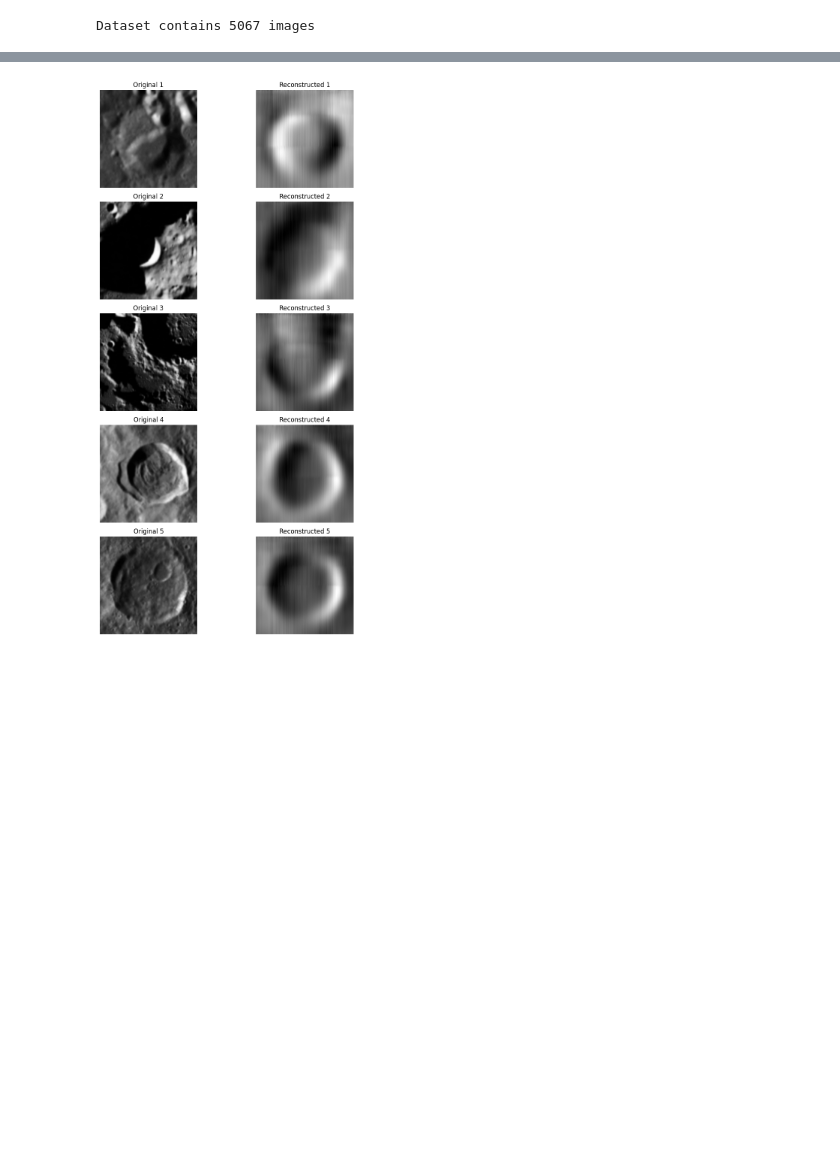
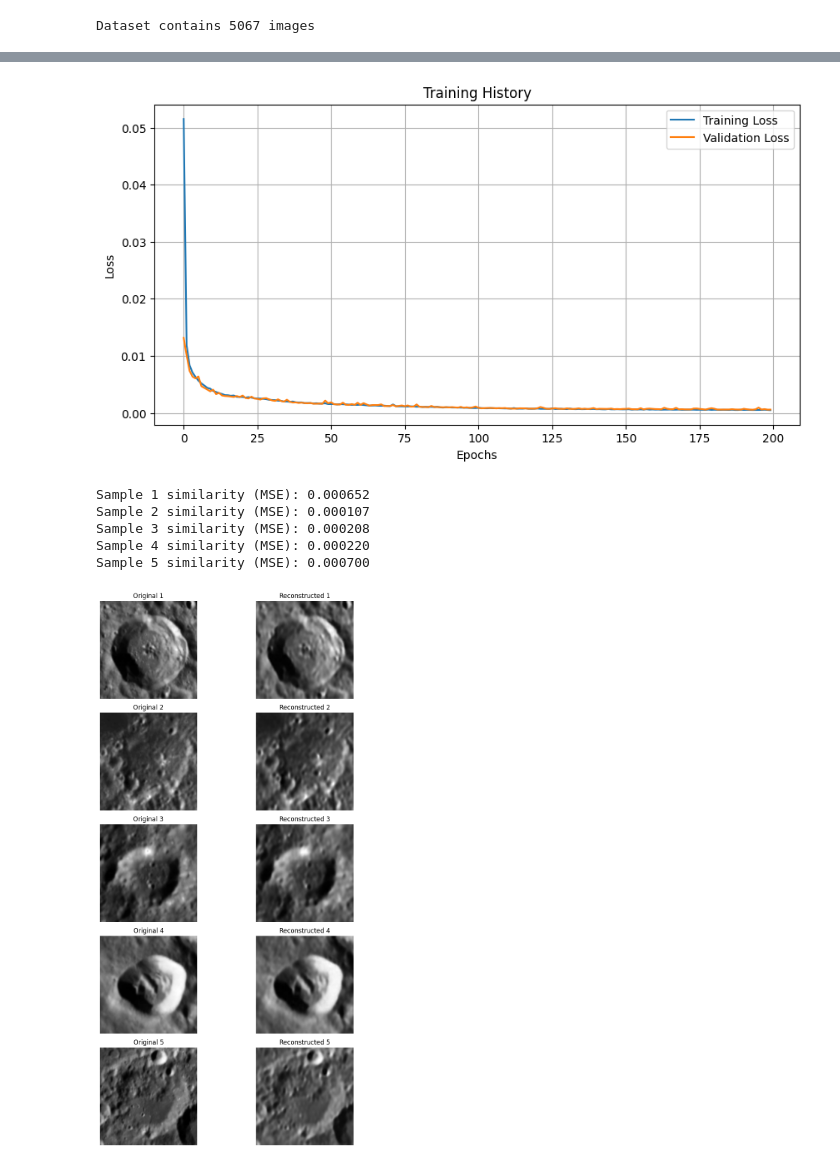
Before and after one commit to bartektempka/LSTM-OD, a Jupyter notebook: lstm_image.ipynb, the cells around one changed output, grey strips where cells are left out. Cells and saved outputs as stored; diff of their text form; code cells hidden in the pictures; blank space fills up the shorter version.

Commit message:
new model

```diff
--- a/lstm_image.ipynb
+++ b/lstm_image.ipynb
@@ -65,8 +65,10 @@ def prepare_batch_for_lstm(batch_images):
     batch_size = batch_images.size(0)
     # Reshape image to sequence: each row becomes a time step
     # From (batch_size, channels, height, width) to (batch_size, height, width*channels)
-    sequences = batch_images.view(batch_size, 128, -1)
-    return sequences
+    if batch_images.shape[2] != 128 or batch_images.shape[3] != 128:
+        batch_images = torch.nn.functional.interpolate(batch_images, size=(128, 128), mode='bilinear', align_corners=False)
+    # sequences = batch_images.view(batch_size, 128, -1)
+    return batch_images
 # %% [output]
 Dataset contains 5067 images
 # %%
@@ -128,7 +173,8 @@ class CraterAutoencoderTrainer:
             learning_rate: Learning rate for optimizer
         """
         self.device = torch.device("cuda" if torch.cuda.is_available() else "mps" if torch.backends.mps.is_available() else "cpu")
-        self.model = CraterAutoencoder(input_size, hidden_size, num_layers).to(self.device)
+        # self.model = CraterAutoencoder(input_size, hidden_size, num_layers).to(self.device)
+        self.model = CAEAutoencoder(input_size, hidden_size, num_layers).to(self.device)
         self.optimizer = torch.optim.Adam(self.model.parameters(), lr=learning_rate)
         self.criterion = nn.MSELoss()
         self.train_losses = []
@@ -289,7 +335,7 @@ val_loader = DataLoader(val_dataset, batch_size=32, shuffle=False)
 # For 128x128 grayscale images, input_size would be 128 (width*channels for each row)
 input_size = 128  # Width * channels (128*1 for grayscale)
 hidden_size = 64  # Size of compressed representation
-num_layers = 2    # Number of LSTM layers
+num_layers = 2
 
 trainer = CraterAutoencoderTrainer(
     input_size=input_size,
@@ -299,7 +345,7 @@ trainer = CraterAutoencoderTrainer(
 )
 
 # Train the model
-trainer.train(train_loader, val_loader, num_epochs=150)
+trainer.train(train_loader, val_loader, num_epochs=200)
 trainer.load_checkpoint('checkpoints/best_model.pt')
 
 # Visualize some reconstructions
@@ -314,4 +371,10 @@ Sample 5 similarity (MSE): 0.003423
-[figure, old version]
+[figure, new version]
+Sample 1 similarity (MSE): 0.000652
+Sample 2 similarity (MSE): 0.000107
+Sample 3 similarity (MSE): 0.000208
+Sample 4 similarity (MSE): 0.000220
+Sample 5 similarity (MSE): 0.000700
+[figure, added]
 # %%
 #load a image and find craters in it
 class Luna1Detector():
```
Also changed, not shown: parts of 3 cells of this notebook, 3 other files.
